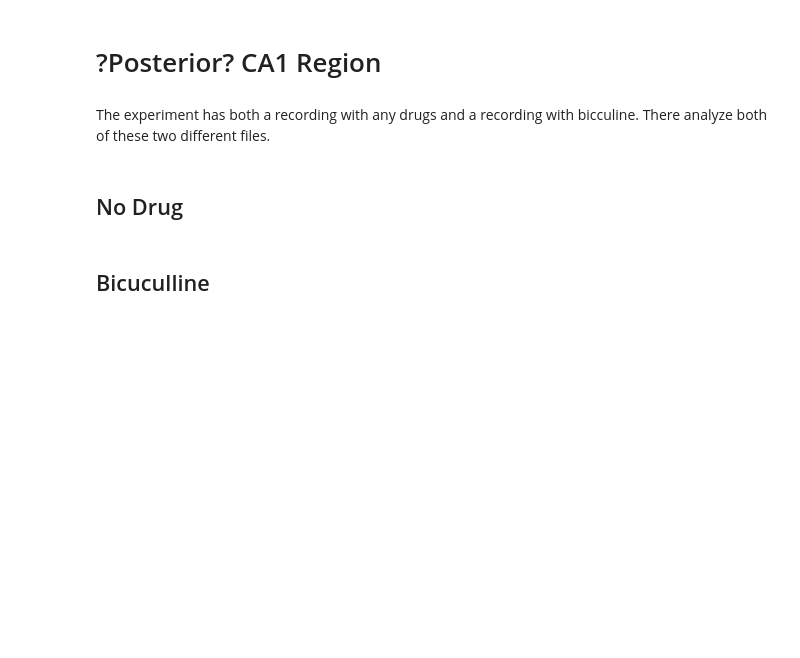
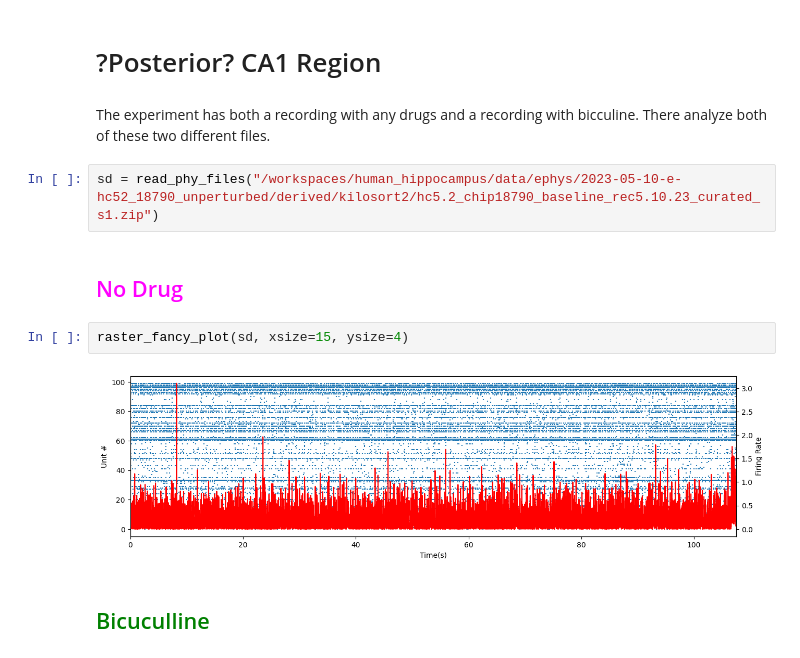
Before and after one commit to braingeneers/midbrain_parkinsons, a Jupyter notebook: tutorials/raw_data/0_data_summary.ipynb, the cells around one changed output. Drawn from its saved outputs; the diff is of its cells as text; blank space fills up the shorter version.

```diff
--- a/tutorials/raw_data/0_data_summary.ipynb
+++ b/tutorials/raw_data/0_data_summary.ipynb
@@ -85,7 +85,13 @@ raster_fancy_plot(sd, xsize=25, ysize=5, start_time=340, stop_time=375)
 # ?Posterior? CA1 Region
 # %% [markdown]
 The experiment has both a recording with any drugs and a recording with bicculine. There analyze both of these two different files.
+# %%
+sd = read_phy_files("/workspaces/human_hippocampus/data/ephys/2023-05-10-e-hc52_18790_unperturbed/derived/kilosort2/hc5.2_chip18790_baseline_rec5.10.23_curated_s1.zip")
 # %% [markdown]
-## No Drug
+## <font color="magenta">No Drug
+# %%
+raster_fancy_plot(sd, xsize=15, ysize=4)
+# %% [output]
+[figure, added]
 # %% [markdown]
-## Bicuculline
+## <font color="green">Bicuculline
```
Also changed, not shown: 6 other files.
